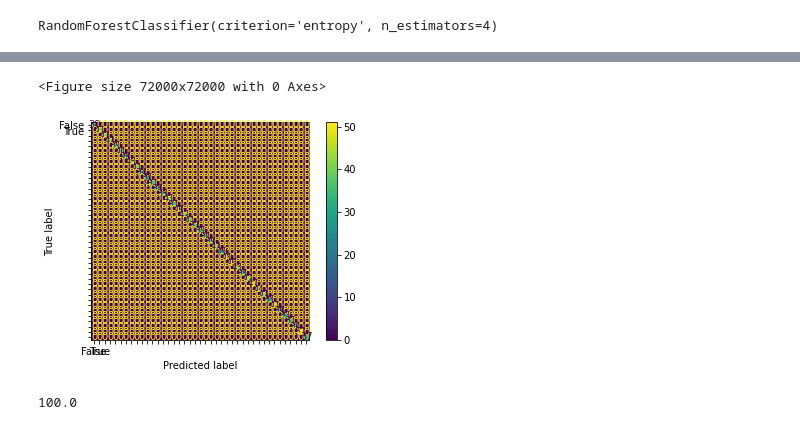
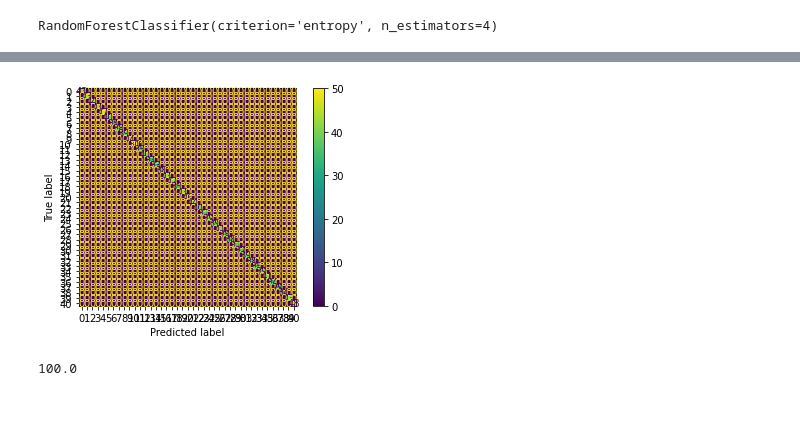
Before and after one commit to akash-ravi/health-bot, a Jupyter notebook: Disease_pred.ipynb, the cells around one changed output, grey strips where cells are left out. Drawn from its saved outputs; the diff is of its cells as text; code cells hidden in the pictures.

```diff
--- a/Disease_pred.ipynb
+++ b/Disease_pred.ipynb
@@ -284,9 +320,8 @@ array([[38,  0,  0, ...,  0,  0,  0],
 # %%
-cm_display = metrics.ConfusionMatrixDisplay(confusion_matrix = cm, display_labels = [False, True])
+cm_display = metrics.ConfusionMatrixDisplay(confusion_matrix = cm)
 
 cm_display.plot()
 plt.show()
 # %% [output]
-<Figure size 72000x72000 with 0 Axes>
-[figure, old version]
+[figure, new version]
 # %%
```
Also changed, not shown: parts of 41 cells of this notebook.
